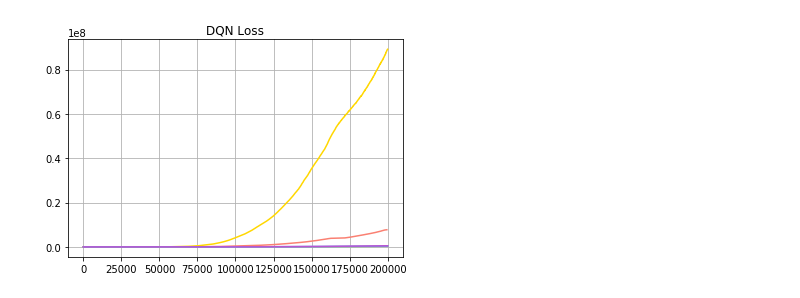
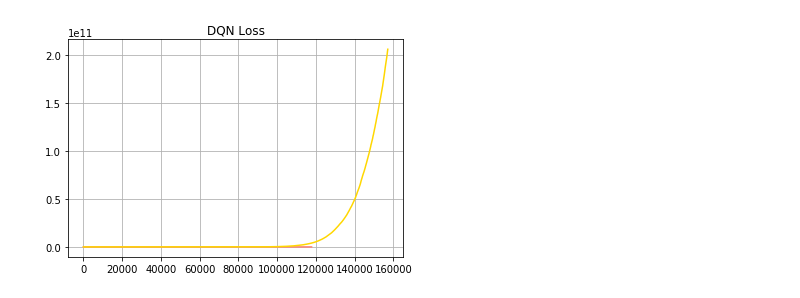
Before and after one commit to hogunkee/PalletLoading_skt, a Jupyter notebook: Results.ipynb, the cells around one changed output. Cells and saved outputs as stored; diff of their text form; code cells hidden in the pictures.

```diff
--- a/Results.ipynb
+++ b/Results.ipynb
@@ -105,27 +110,27 @@ plt.show()
 # %%
 plt.figure(figsize=(6,4))
 
 for model_idx, model_name in enumerate(model_list):
     result_file = result_dir + model_name + ".npy"
     result_ = np.load(result_file, allow_pickle=True)
 
     rewards_ = result_[0]
-    losses_ = result_[1]
+    losses_ = result_[3]
 
-    eplens_ = result_[2]
+    eplens_ = result_[1]
     cumlens_ = np.cumsum(eplens_)
 
-    max_steps = int(2e5)
+    max_steps = int(5e5)
     if cumlens_[-1] > max_steps:
         last_idx = np.sum(np.where(cumlens_<max_steps, 1, 0))
         losses_ = losses_[:last_idx]
         cumlens_ = cumlens_[:last_idx]
 
 
     smoothed_losses_ = smoothing(losses_)
     plot_graph(cumlens_, smoothed_losses_, color_list[model_idx], "DQN Loss")
 
 
 plt.show()
 # %% [output]
-[figure, old version]
+[figure, new version]
```
Also changed, not shown: parts of 1 cell of this notebook, 4 other files.
